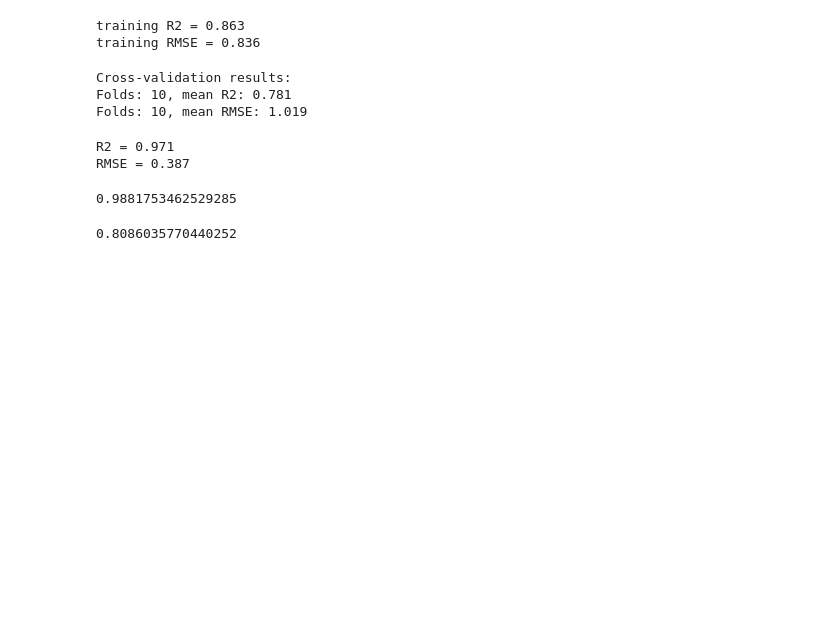
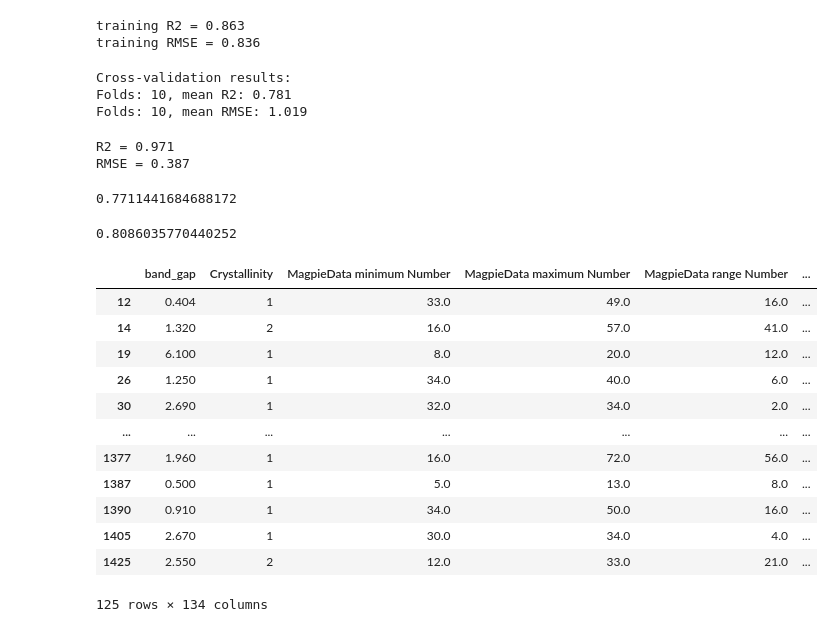
Before and after one commit to kyawlin/Materials_informatics, a Jupyter notebook: TL_comp_exp.ipynb, the cells around one changed output. Drawn from its saved outputs; the diff is of its cells as text; code cells hidden in the pictures; blank space fills up the shorter version.

```diff
--- a/TL_comp_exp.ipynb
+++ b/TL_comp_exp.ipynb
@@ -187,10 +188,11 @@ from sklearn.metrics import f1_score
 
 rf_baseline_experimental_crystal = RandomForestClassifier(n_estimators=50, random_state=1)
 
-rf_baseline_experimental_crystal.fit(X_experiment_crystal, y_experiment_crystal)
-f1_score(y_experiment_crystal,rf_baseline_experimental_crystal.predict(X_experiment_crystal),average='weighted')
+X_train, X_test, y_train, y_test = train_test_split(X_experiment_crystal, y_experiment_crystal, test_size=.4, random_state=42)
+rf_baseline_experimental_crystal.fit(X_train, y_train)
+f1_score(y_test,rf_baseline_experimental_crystal.predict(X_test),average='weighted')
 # %% [output]
-0.9881753462529285
+0.7711441684688172
 # %%
 crossvalidation = KFold(n_splits=8, shuffle=True, random_state=1)
 scores = cross_val_score(rf_baseline_experimental_crystal, X_experiment_crystal, y_experiment_crystal,
@@ -199,3 +201,26 @@ f1_scores = cross_val_score(rf_baseline_experimental_crystal, X_experiment_cryst
 f1_scores.mean()
 # %% [output]
 0.8086035770440252
+# %%
+excluded = ["chemical_formula", "Color", "composition"]
+df= experimental_df.dropna(subset=["Color"])
+df['Color']=pd.factorize(df['Color'])[0]+1
+X_experiment_color= df.drop(excluded,axis=1)
+y_experiment_color=df['Color'].values
+assert len(X_experiment_color) ==len(y_experiment_color)
+# %%
+X_experiment_color
+# %% [output]
+|  | band_gap | Crystallinity | MagpieData minimum Number | MagpieData maximum Number | MagpieData range Number | ... |
+| 12 | 0.404 | 1 | 33.0 | 49.0 | 16.0 | ... |
+| 14 | 1.320 | 2 | 16.0 | 57.0 | 41.0 | ... |
+| 19 | 6.100 | 1 | 8.0 | 20.0 | 12.0 | ... |
+| 26 | 1.250 | 1 | 34.0 | 40.0 | 6.0 | ... |
+| 30 | 2.690 | 1 | 32.0 | 34.0 | 2.0 | ... |
+| ... | ... | ... | ... | ... | ... | ... |
+| 1377 | 1.960 | 1 | 16.0 | 72.0 | 56.0 | ... |
+| 1387 | 0.500 | 1 | 5.0 | 13.0 | 8.0 | ... |
+| 1390 | 0.910 | 1 | 34.0 | 50.0 | 16.0 | ... |
+| 1405 | 2.670 | 1 | 30.0 | 34.0 | 4.0 | ... |
+| 1425 | 2.550 | 2 | 12.0 | 33.0 | 21.0 | ... |
+125 rows × 134 columns
```
Also changed, not shown: parts of 6 cells of this notebook.
